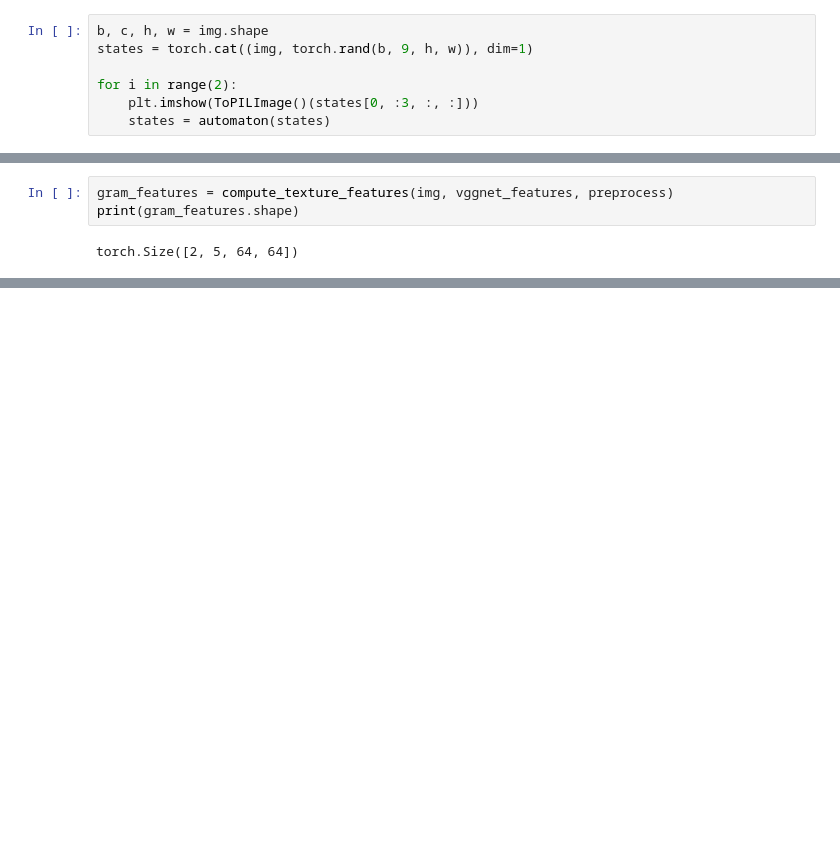
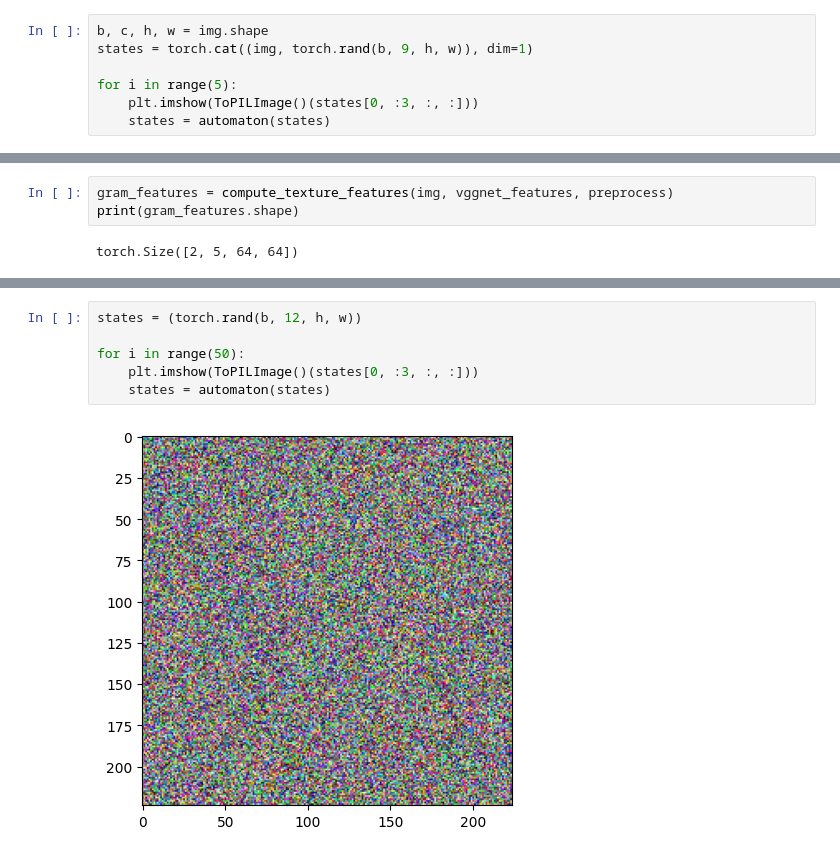
Before and after one commit to seginusmowlavi/textures-cellular-automata, a Jupyter notebook: dev_test.ipynb, the cells around one changed output, grey strips where cells are left out. Drawn from its saved outputs; the diff is of its cells as text; blank space fills up the shorter version.

```diff
--- a/dev_test.ipynb
+++ b/dev_test.ipynb
@@ -48,7 +50,7 @@ CAutomaton(
 b, c, h, w = img.shape
 states = torch.cat((img, torch.rand(b, 9, h, w)), dim=1)
 
-for i in range(2):
+for i in range(5):
     plt.imshow(ToPILImage()(states[0, :3, :, :]))
     states = automaton(states)
 # %% [output]
@@ -66,0 +97,8 @@ torch.Size([2, 5, 64, 64])
+# %%
+states = (torch.rand(b, 12, h, w))
+
+for i in range(50):
+    plt.imshow(ToPILImage()(states[0, :3, :, :]))
+    states = automaton(states)
+# %% [output]
+[figure, added]
```
Also changed, not shown: parts of 5 cells of this notebook, 2 other files.
